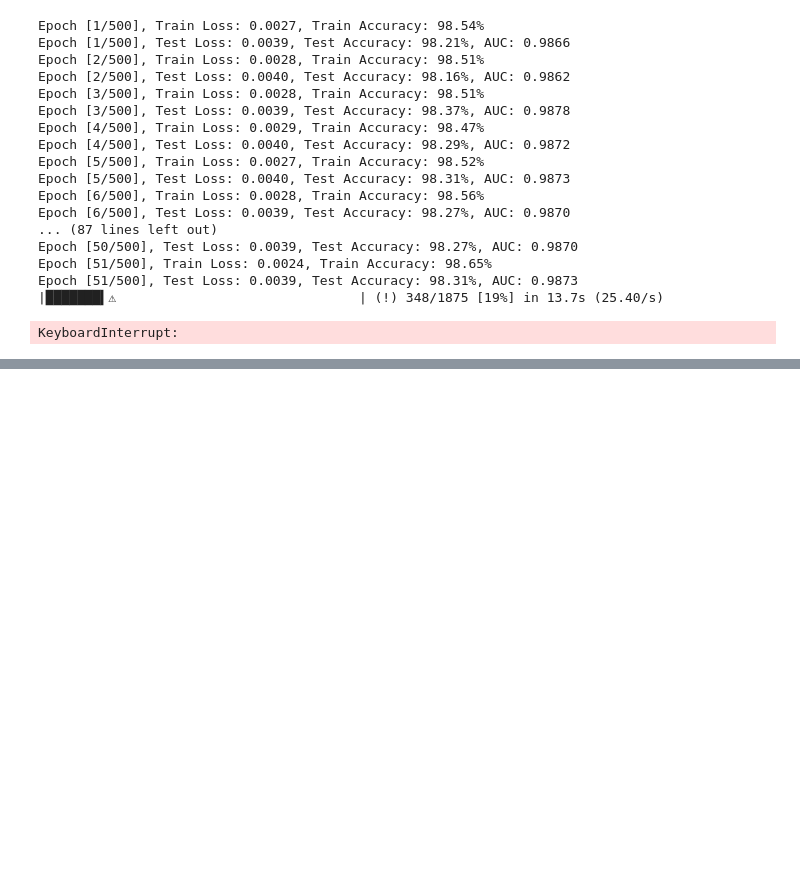
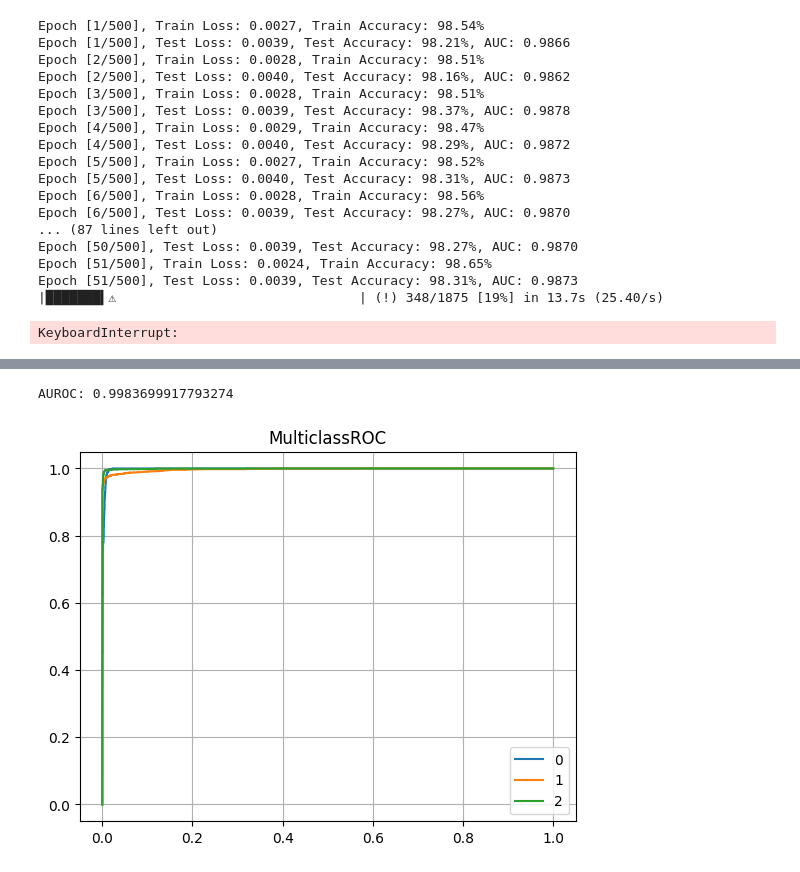
Before and after one commit to arnesh2212/FoundationalModel, a Jupyter notebook: Task1 - Classification/task1.ipynb, the cells around one changed output, grey strips where cells are left out. Saved outputs shown, nothing was run; the diff lists cells and outputs as text; code cells hidden in the pictures; blank space fills up the shorter version.

```diff
--- a/Task1 - Classification/task1.ipynb
+++ b/Task1 - Classification/task1.ipynb
@@ -741,37 +741,44 @@ from alive_progress import alive_bar
 import warnings
 warnings.filterwarnings("ignore")
 
-#load model
+# Load model
 model.load_state_dict(torch.load('models/mobileNEtV3Large.pth'))
 
 model.eval()
 test_loss = 0.0
 test_accuracy = 0.0
 y_true = []
-y_pred = []
+y_pred_probs = []  # Store predicted probabilities instead of predicted labels
+
 with torch.no_grad():
-    with alive_bar(len(test_loader) , force_tty=True) as bar:
+    with alive_bar(len(test_loader), force_tty=True) as bar:
         for i, (images, labels) in enumerate(test_loader):
             images = images.to(device)
             labels = labels.to(device)
             images = images.float()
+
             # Forward pass
             outputs = model(images)
 
             _, preds = torch.max(outputs, 1)
             test_accuracy += (preds == labels).sum().item()
+
+            # Softmax to get predicted probabilities
+            probs = F.softmax(outputs, dim=1)
             y_true.extend(labels.cpu().numpy())
-            y_pred.extend(preds.cpu().numpy())
+            y_pred_probs.extend(probs.cpu().numpy())
             bar()
 
 y_true = np.array(y_true)
-y_pred = np.array(y_pred)
-#ravel y_pred
-y_pred = y_pred.ravel()
-#one hot encoding with np.eye
-y_true_one_hot = np.eye(3)[y_true]
-y_pred_one_hot = np.eye(3)[y_pred]
-# Calculate ROC AUC score
-auc = multiclass_auc_score(y_true_one_hot, y_pred_one_hot)
-print(f'Test Accuracy: {test_accuracy / len(test_loader.dataset) * 100:.2f}%, AUC: {auc:.4f}')
+y_pred_probs = np.array(y_pred_probs)
+
+from torchmetrics import AUROC
+
+# Flatten the true labels and predicted probabilities
+flat_y_true = y_true.reshape(-1)
+flat_y_pred_probs = y_pred_probs.reshape(-1, y_pred_probs.shape[-1])
+
+auroc = AUROC(task="multiclass", num_classes=3)
+auroc_val = auroc(torch.from_numpy(flat_y_pred_probs), torch.from_numpy(flat_y_true))
+print(f"AUROC: {auroc_val.item()}")
 # %% [output]
@@ -826,0 +786,15 @@ Accuracy: 0.9888
+# %%
+#AUC score
+from torchmetrics import AUROC, ROC
+
+auroc = AUROC(task =  'multiclass',num_classes=3)
+auroc_val = auroc(torch.from_numpy(flat_y_pred_probs), torch.from_numpy(flat_y_true)    )
+print(f"AUROC: {auroc_val.item()}")
+
+#ROC
+roc = ROC(task = 'multiclass',num_classes=3)
+roc_val = roc(torch.from_numpy(flat_y_pred_probs), torch.from_numpy(flat_y_true))
+plt.show()
+# %% [output]
+AUROC: 0.9983699917793274
+[figure, added]
```
Also changed, not shown: parts of 3 cells of this notebook.
